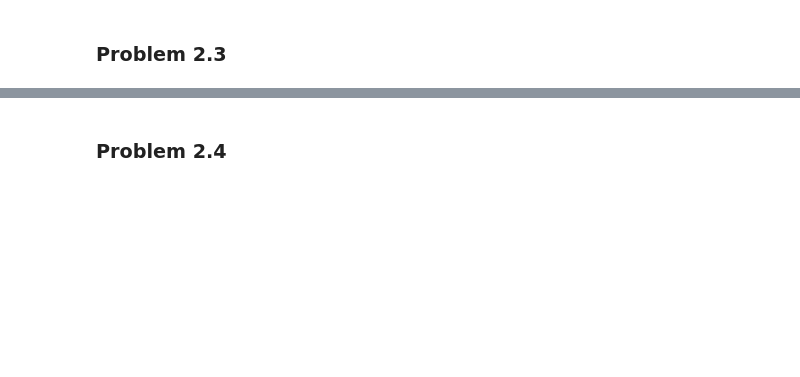
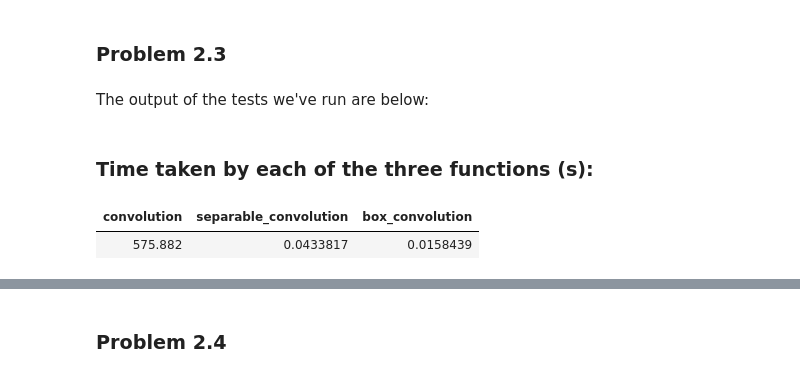
Before and after one commit to beckadd/cs527, a Jupyter notebook: homework01/homework01.ipynb, the cells around one changed output, grey strips where cells are left out. Saved outputs shown, nothing was run; the diff lists cells and outputs as text; code cells hidden in the pictures; blank space fills up the shorter version.

```diff
--- a/homework01/homework01.ipynb
+++ b/homework01/homework01.ipynb
@@ -462,9 +365,9 @@ report_table = {
         'box_convolution' : None,
     },
     'speedup_factors' : {
-        'convolution-separable_convolution' : None,
-        'convolution-box_convolution' : None,
-        'separable_convolution-box_convolution' : None,
+        'convolution/separable_convolution' : None,
+        'convolution/box_convolution' : None,
+        'separable_convolution/box_convolution' : None,
     },
     'largest_difference' : {
         'convolution-separable_convolution': None,
@@ -481,7 +388,4 @@ image_bc, report_table['time']['box_convolution'] = box_convolution(image, (m, n
 # %%
-report_table['speedup_factors']['convolution-separable_convolution'] = report_table['time']['convolution']/report_table['time']['separable_convolution']
-report_table['speedup_factors']['convolution-box_convolution'] = report_table['time']['convolution']/report_table['time']['box_convolution']
-report_table['speedup_factors']['separable_convolution-box_convolution'] = report_table['time']['separable_convolution']/report_table['time']['box_convolution']
-
-report_table['largest_difference']['convolution-separable_convolution'] = largest_difference(image_pc, image_sc)
-report_table['largest_difference']['convolution-box_convolution'] = largest_difference(image_pc, image_bc)
+report_table['speedup_factors']['convolution/separable_convolution'] = report_table['time']['convolution']/report_table['time']['separable_convolution']
+report_table['speedup_factors']['convolution/box_convolution'] = report_table['time']['convolution']/report_table['time']['box_convolution']
+report_table['speedup_factors']['separable_convolution/box_convolution'] = report_table['time']['separable_convolution']/report_table['time']['box_convolution']
@@ -503,17 +391,0 @@ def box_convolution(f, size):
-# %%
-report_table = {
-    'time' : {
-        'convolution' : None,
-        'separable_convolution' : None,
-        'box_convolution' : None,
-    },
-    'speedup_factors' : {
-        'convolution-separable_convolution' : None,
-        'convolution-box_convolution' : None,
-        'separable_convolution-box_convolution' : None,
-    },
-    'largest_difference' : {
-        'convolution-separable_convolution': None,
-        'convolution-box_convolution': None,
-    }
-}
@@ -527,7 +392,3 @@ image_bc, report_table['time']['box_convolution'] = box_convolution(image, (m, n
 # %%
-report_table['speedup_factors']['convolution-separable_convolution'] = report_table['time']['convolution']/report_table['time']['separable_convolution']
-report_table['speedup_factors']['convolution-box_convolution'] = report_table['time']['convolution']/report_table['time']['box_convolution']
-report_table['speedup_factors']['separable_convolution-box_convolution'] = report_table['time']['separable_convolution']/report_table['time']['box_convolution']
-
 report_table['largest_difference']['convolution-separable_convolution'] = largest_difference(image_pc, image_sc)
 report_table['largest_difference']['convolution-box_convolution'] = largest_difference(image_pc, image_bc)
@@ -537,0 +401,10 @@ print(tabulate(report_table['largest_difference'], headers = 'keys'))
+# %% [markdown]
+The output of the tests we've run are below:
+# %% [markdown]
+### Time taken by each of the three functions (s):
+# %%
+tb1_2_3 = tabulate(report_table['time'], headers = 'keys', tablefmt = "html")
+display(HTML(tb1_2_3))
+# %% [output]
+| convolution | separable_convolution | box_convolution |
+| 575.882 | 0.0433817 | 0.0158439 |
```
Also changed, not shown: parts of 41 cells of this notebook, 1 other file.
